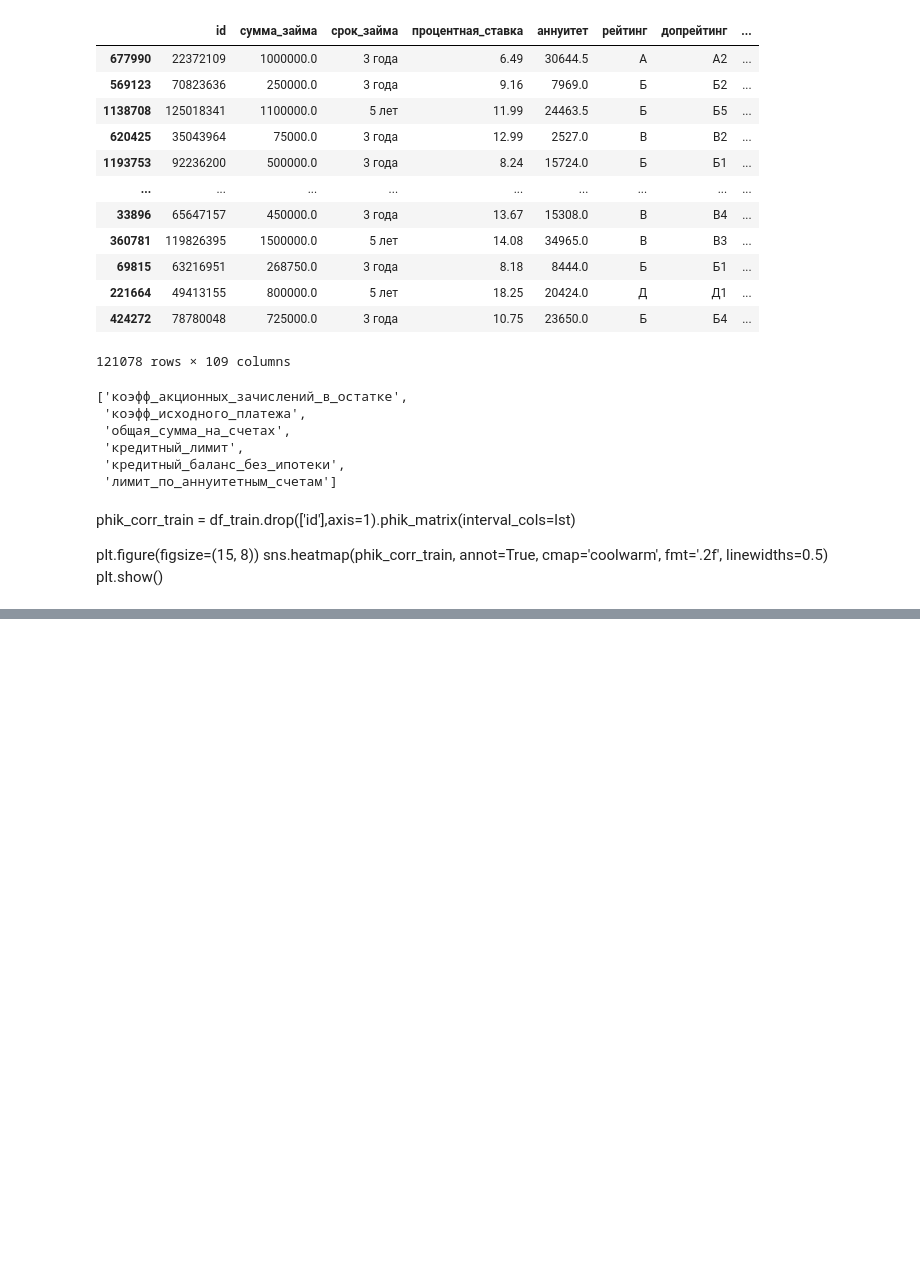
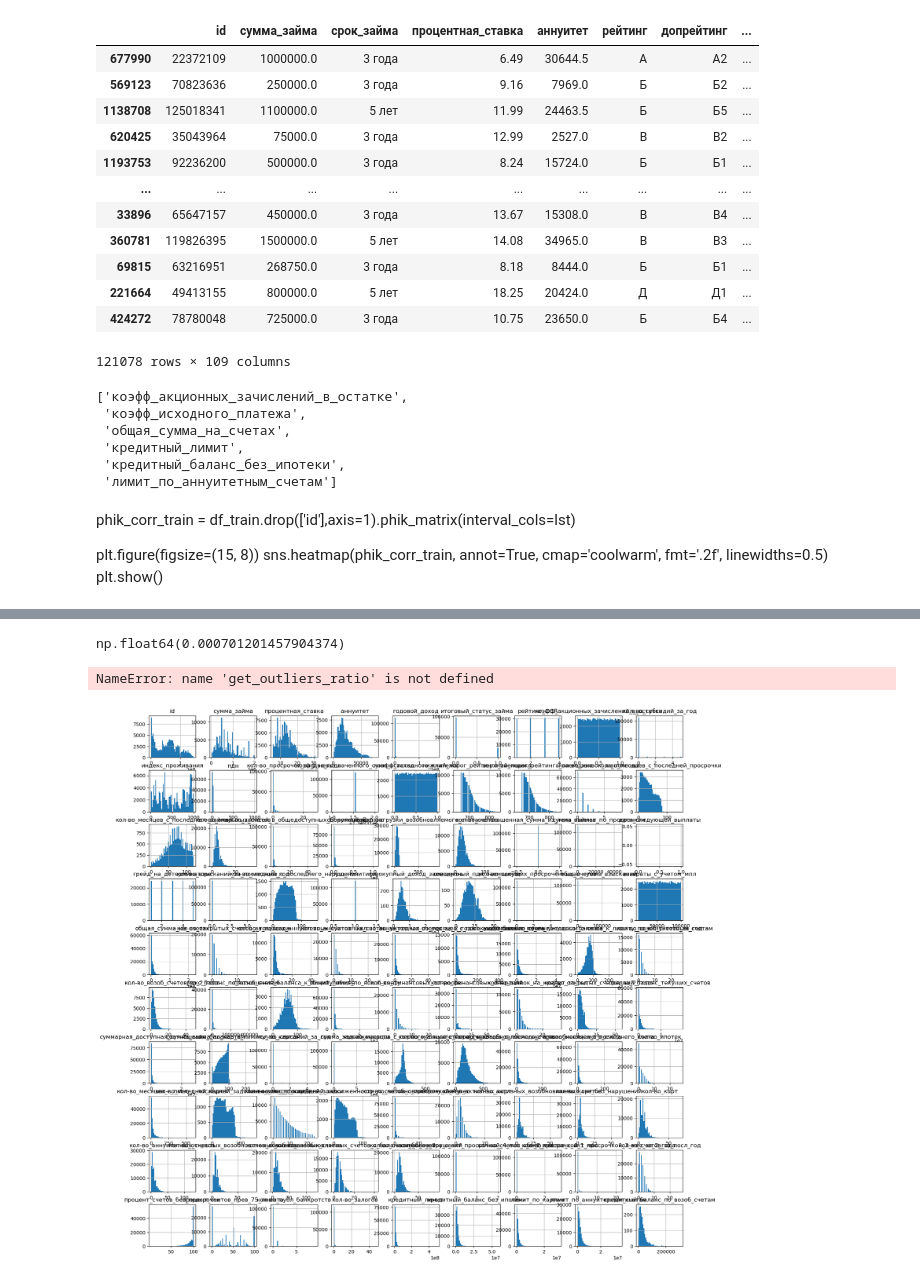
Before and after one commit to Mazay72/SCORING, a Jupyter notebook: scoring.ipynb, the cells around one changed output, grey strips where cells are left out. Drawn from its saved outputs; the diff is of its cells as text; code cells hidden in the pictures; blank space fills up the shorter version.

Commit message:
Начал реализовывать функцию отрисовки графиков

```diff
--- a/scoring.ipynb
+++ b/scoring.ipynb
@@ -291,3 +304,37 @@ phik_corr_train = df_train.drop(['id'],axis=1).phik_matrix(interval_cols=lst)
 plt.figure(figsize=(15, 8))
 sns.heatmap(phik_corr_train, annot=True, cmap='coolwarm', fmt='.2f', linewidths=0.5)
 plt.show()
+# %%
+# Функция вывода графиков ИАД.
+def get_eda_plots(
+    df : pd.DataFrame, name = None,
+    sample_frac = None, seed = RANDOM_STATE,
+    outliers = True, iqr_coeff = 1.5
+):
+
+    # Проверим необходимость сэмплирования.
+    if sample_frac:
+        df_to_plot = df.sample(frac=sample_frac, random_state=seed)
+        sample_t = f' {sample_frac:.0%} выборки'
+    else:
+        df_to_plot = df
+        sample_t = ''
+    # Проверим указание названия датафрейма.
+    name = f' датафрейма "{name}"' if name else ''
+
+    # Выведем гистограммы.
+    axs = df_to_plot.hist(figsize=[20, 20], bins=50)
+    if outliers:
+        for ax, col in zip(axs.flatten(), df_to_plot.columns):
+            outlier_perc = get_outliers_ratio(df[col], iqr_coeff=iqr_coeff)
+            ax.set_title(f'Признак "{col}".\nВыбросов: '+
+                         f'{outlier_perc:.1%}')
+    plt.suptitle('Гистограммы' + sample_t + name + '.', y=.99, fontsize=16)
+    plt.tight_layout()
+    plt.show();
+
+    # Выведем диаграммы размаха.
+    df_to_plot.plot(kind='box', grid=True, figsize=[20, 8])
+    plt.title('Диаграммы размаха'  + sample_t + name + '.', fontsize=16)
+    plt.tight_layout()
+    plt.show();
@@ -293,0 +416,9 @@ plt.show()
+# %%
+vibros_ratio(df_train['совокупный_доход_заемщиков'])
+# %% [output]
+np.float64(0.000701201457904374)
+# %%
+get_eda_plots(df_train,sample_frac= .1)
+# %% [output]
+NameError: name 'get_outliers_ratio' is not defined
+[figure, added]
```
Also changed, not shown: parts of 7 cells of this notebook.
